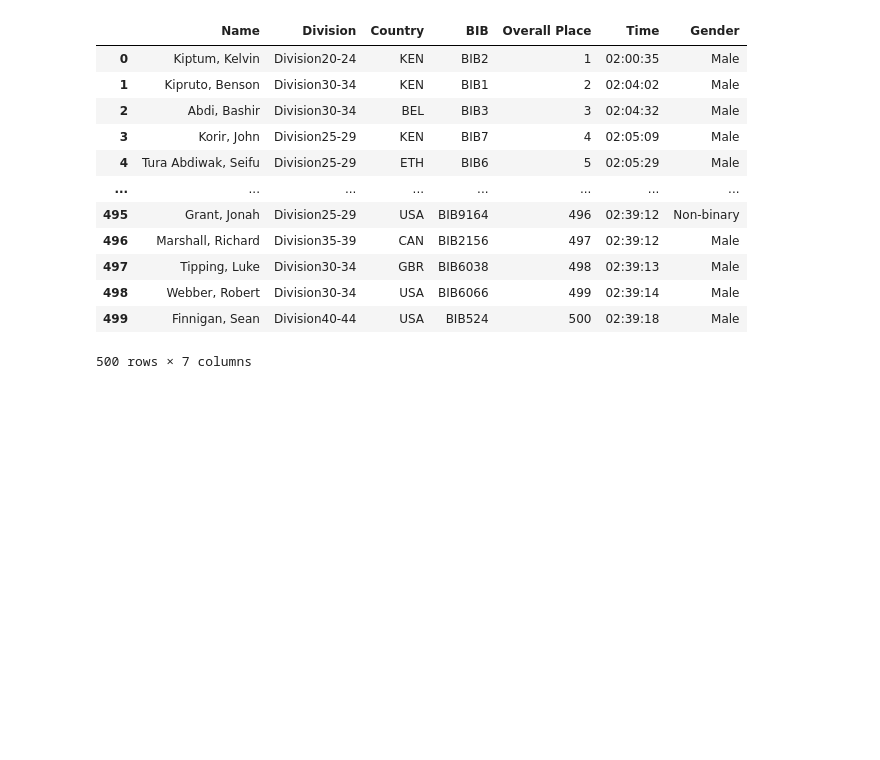
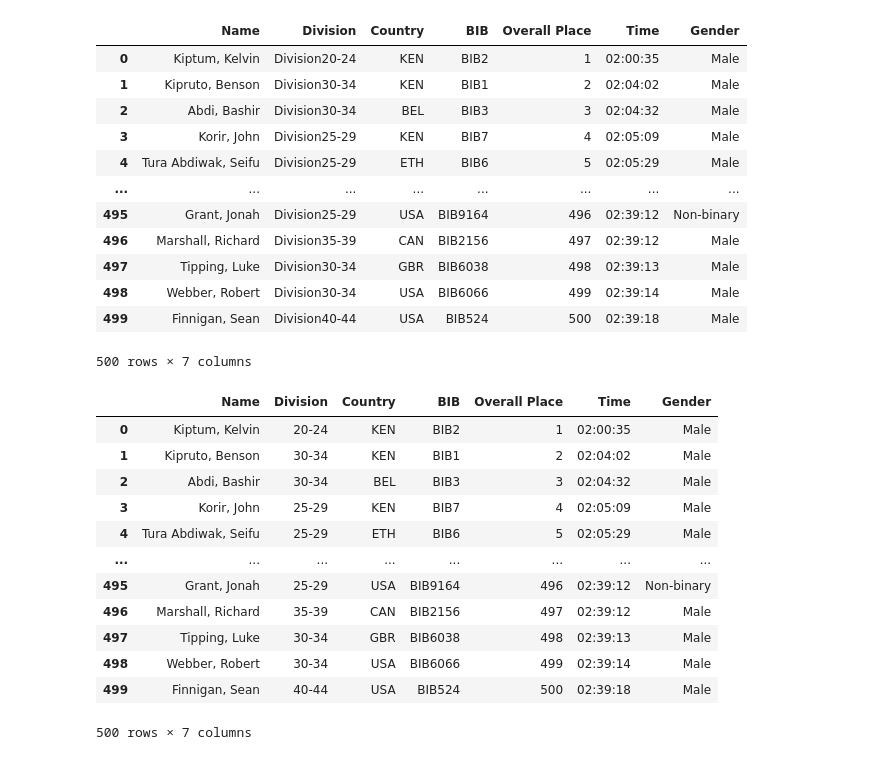
Before and after one commit to snwnkang/CS171_Final_vis_Marathon, a Jupyter notebook: Chicago_Marathon_scraper.ipynb, the cells around one changed output. Drawn from its saved outputs; the diff is of its cells as text; code cells hidden in the pictures; blank space fills up the shorter version.

```diff
--- a/Chicago_Marathon_scraper.ipynb
+++ b/Chicago_Marathon_scraper.ipynb
@@ -12424,3 +12424,23 @@ df
 500 rows × 7 columns
 # %%
 df.to_csv('Chicago_Marathon2023.csv', index=False)
+# %%
+chicago2023 = pd.read_csv('https://raw.githubusercontent.com/snwnkang/CS171_Final_vis_Marathon/main/data/chicago_data/Chicago_Marathon2023.csv')
+# %%
+chicago2023['Division'] = chicago2023['Division'].str.replace('Division', '')
+# %%
+chicago2023
+# %% [output]
+|  | Name | Division | Country | BIB | Overall Place | Time | Gender |
+| 0 | Kiptum, Kelvin | 20-24 | KEN | BIB2 | 1 | 02:00:35 | Male |
+| 1 | Kipruto, Benson | 30-34 | KEN | BIB1 | 2 | 02:04:02 | Male |
+| 2 | Abdi, Bashir | 30-34 | BEL | BIB3 | 3 | 02:04:32 | Male |
+| 3 | Korir, John | 25-29 | KEN | BIB7 | 4 | 02:05:09 | Male |
+| 4 | Tura Abdiwak, Seifu | 25-29 | ETH | BIB6 | 5 | 02:05:29 | Male |
+| ... | ... | ... | ... | ... | ... | ... | ... |
+| 495 | Grant, Jonah | 25-29 | USA | BIB9164 | 496 | 02:39:12 | Non-binary |
+| 496 | Marshall, Richard | 35-39 | CAN | BIB2156 | 497 | 02:39:12 | Male |
+| 497 | Tipping, Luke | 30-34 | GBR | BIB6038 | 498 | 02:39:13 | Male |
+| 498 | Webber, Robert | 30-34 | USA | BIB6066 | 499 | 02:39:14 | Male |
+| 499 | Finnigan, Sean | 40-44 | USA | BIB524 | 500 | 02:39:18 | Male |
+500 rows × 7 columns
```
Also changed, not shown: parts of 3 cells of this notebook.
